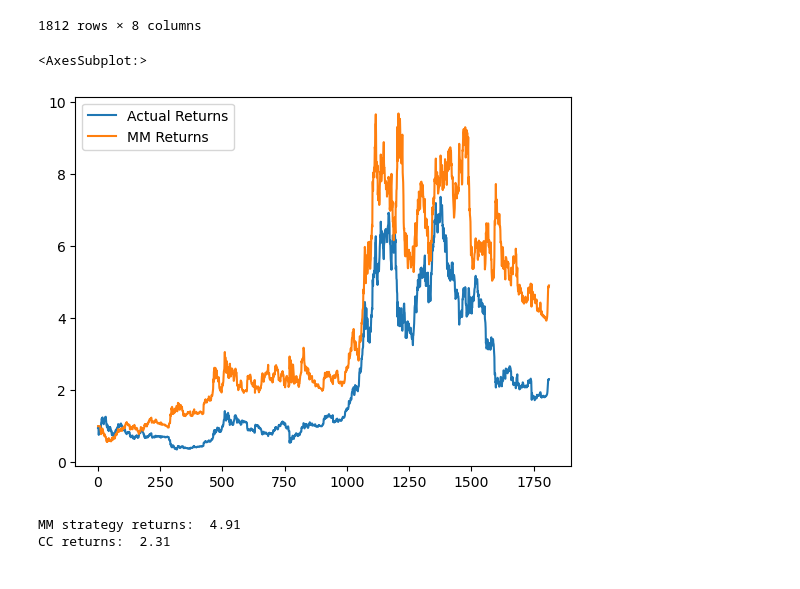
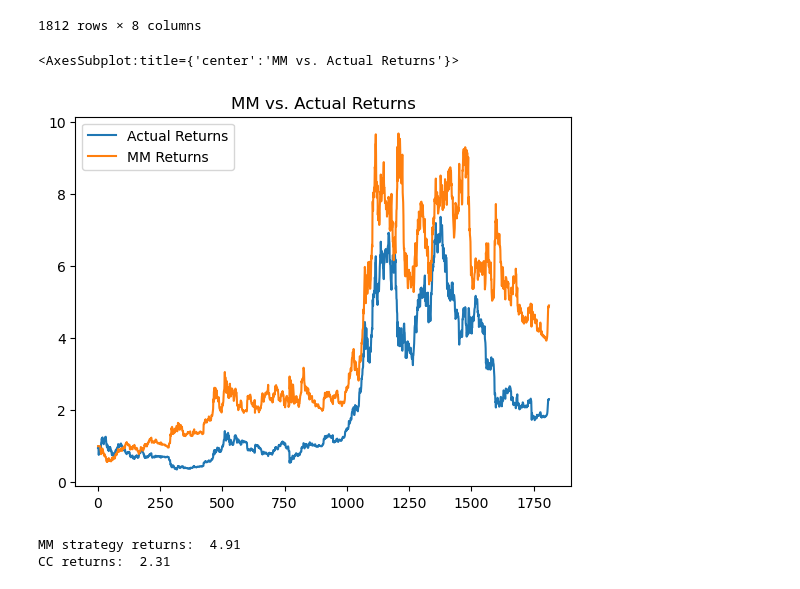
Before and after one commit to AGralin/dreambuilder_bot, a Jupyter notebook: technical_analysis.ipynb, the cells around one changed output. Cells and saved outputs as stored; diff of their text form; code cells hidden in the pictures.

```diff
--- a/technical_analysis.ipynb
+++ b/technical_analysis.ipynb
@@ -88,16 +90,16 @@ pattern_df
 # %%
 # Compute Actual Returns
 # pct_change function to generate returns from close prices
 pattern_df["Actual Returns"] = pattern_df["Close"].pct_change()
 
 # add MM Returns to pattern_df
 pattern_df['MM Returns'] = pattern_df['Actual Returns'] * pattern_df['MM Signal'].shift()
 
 # Plot MM Returns to examine performance
-(1 + pattern_df[["Actual Returns", "MM Returns"]]).cumprod().plot()
+(1 + pattern_df[["Actual Returns", "MM Returns"]]).cumprod().plot(title = "MM vs. Actual Returns")
 # %% [output]
-<AxesSubplot:>
+<AxesSubplot:title={'center':'MM vs. Actual Returns'}>
-[figure, old version]
+[figure, new version]
 # %%
 # returns
 mm_return = (1 + pattern_df["MM Returns"]).cumprod()
```
Also changed, not shown: parts of 3 cells of this notebook.
